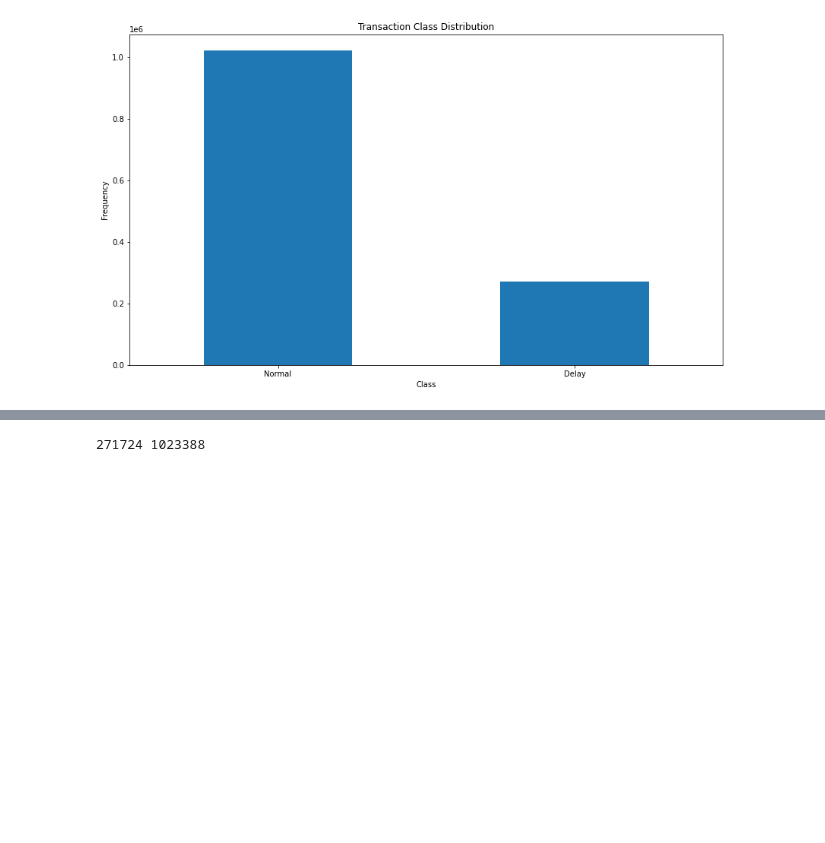
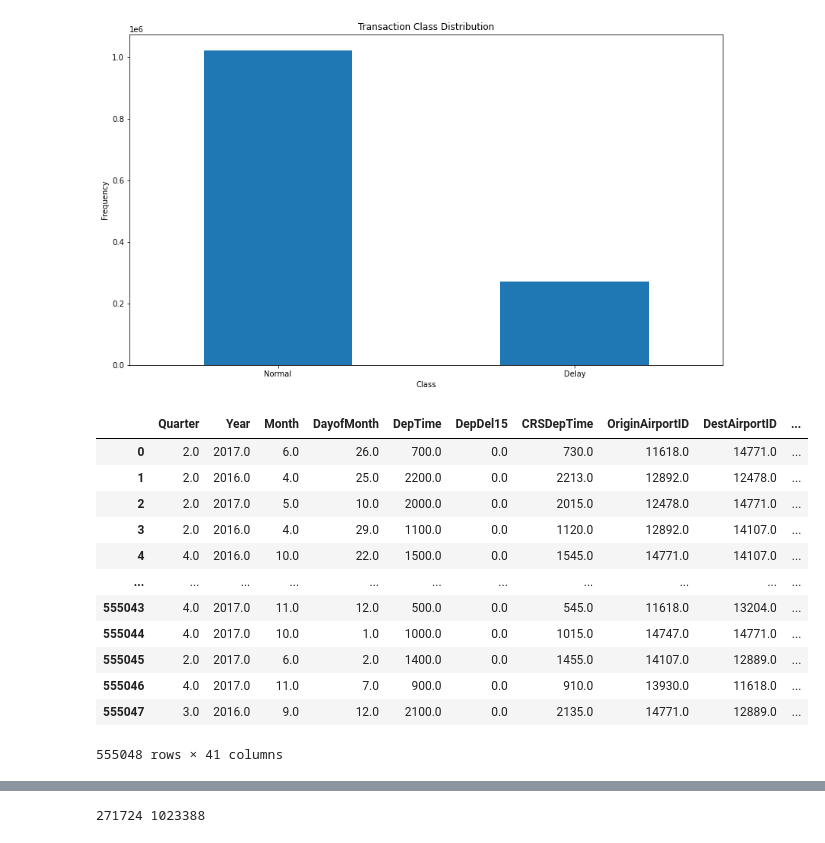
Before and after one commit to AMVamsi/Flight_Delay_Prediction, a Jupyter notebook: Sampling.ipynb, the cells around one changed output, grey strips where cells are left out. Drawn from its saved outputs; the diff is of its cells as text; code cells hidden in the pictures; blank space fills up the shorter version.

```diff
--- a/Sampling.ipynb
+++ b/Sampling.ipynb
@@ -74,3 +74,21 @@ plt.ylabel("Frequency")
 # %% [output]
 Text(0, 0.5, 'Frequency')
 [figure]
+# %%
+d_test=pd.DataFrame()
+d_test=pd.read_csv("/Users/msml/Vamsi/SF/SF_Projects/test.csv")
+d_test
+# %% [output]
+|  | Quarter | Year | Month | DayofMonth | DepTime | DepDel15 | CRSDepTime | OriginAirportID | DestAirportID | ... |
+| 0 | 2.0 | 2017.0 | 6.0 | 26.0 | 700.0 | 0.0 | 730.0 | 11618.0 | 14771.0 | ... |
+| 1 | 2.0 | 2016.0 | 4.0 | 25.0 | 2200.0 | 0.0 | 2213.0 | 12892.0 | 12478.0 | ... |
+| 2 | 2.0 | 2017.0 | 5.0 | 10.0 | 2000.0 | 0.0 | 2015.0 | 12478.0 | 14771.0 | ... |
+| 3 | 2.0 | 2016.0 | 4.0 | 29.0 | 1100.0 | 0.0 | 1120.0 | 12892.0 | 14107.0 | ... |
+| 4 | 4.0 | 2016.0 | 10.0 | 22.0 | 1500.0 | 0.0 | 1545.0 | 14771.0 | 14107.0 | ... |
+| ... | ... | ... | ... | ... | ... | ... | ... | ... | ... | ... |
+| 555043 | 4.0 | 2017.0 | 11.0 | 12.0 | 500.0 | 0.0 | 545.0 | 11618.0 | 13204.0 | ... |
+| 555044 | 4.0 | 2017.0 | 10.0 | 1.0 | 1000.0 | 0.0 | 1015.0 | 14747.0 | 14771.0 | ... |
+| 555045 | 2.0 | 2017.0 | 6.0 | 2.0 | 1400.0 | 0.0 | 1455.0 | 14107.0 | 12889.0 | ... |
+| 555046 | 4.0 | 2017.0 | 11.0 | 7.0 | 900.0 | 0.0 | 910.0 | 13930.0 | 11618.0 | ... |
+| 555047 | 3.0 | 2016.0 | 9.0 | 12.0 | 2100.0 | 0.0 | 2135.0 | 14771.0 | 12889.0 | ... |
+555048 rows × 41 columns
```
Also changed, not shown: parts of 4 cells of this notebook, 1 other file.
